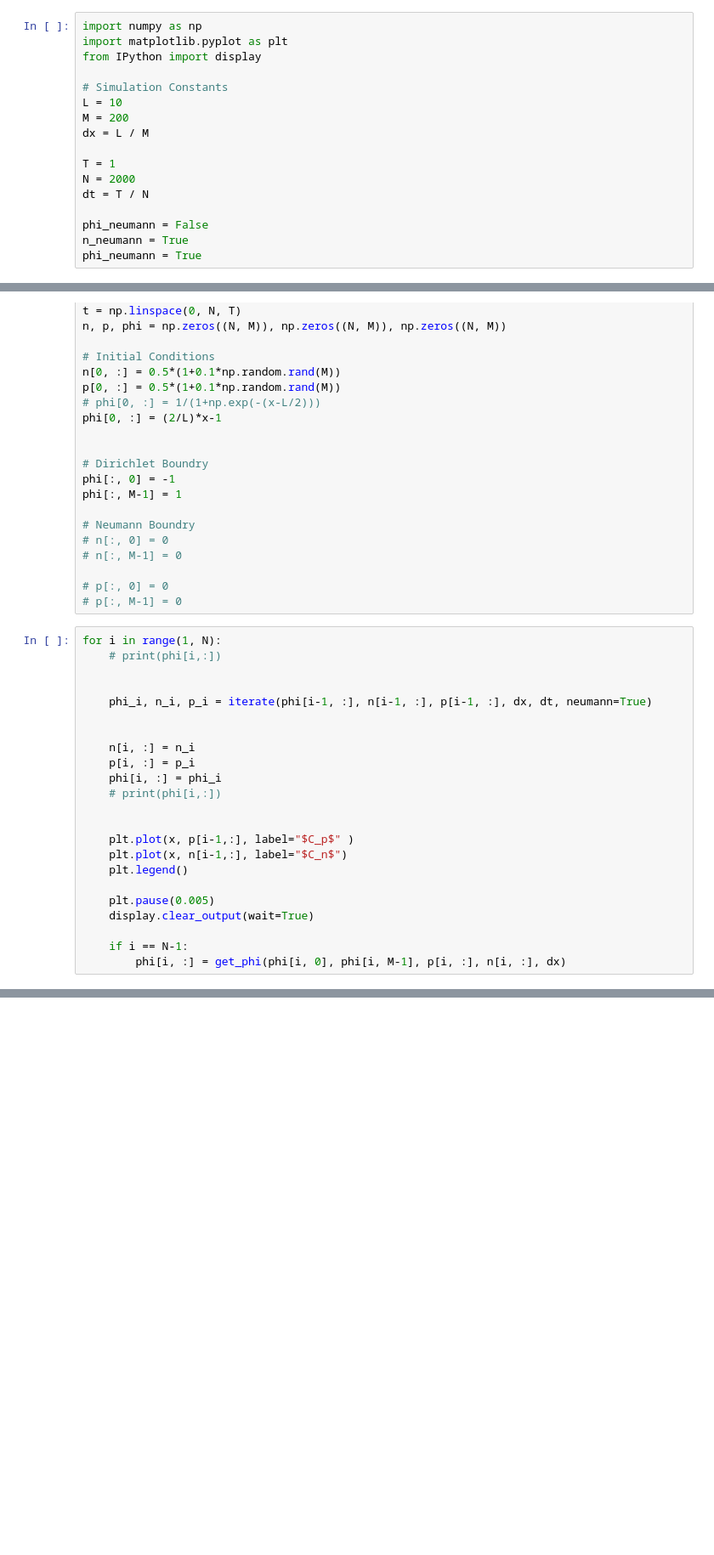
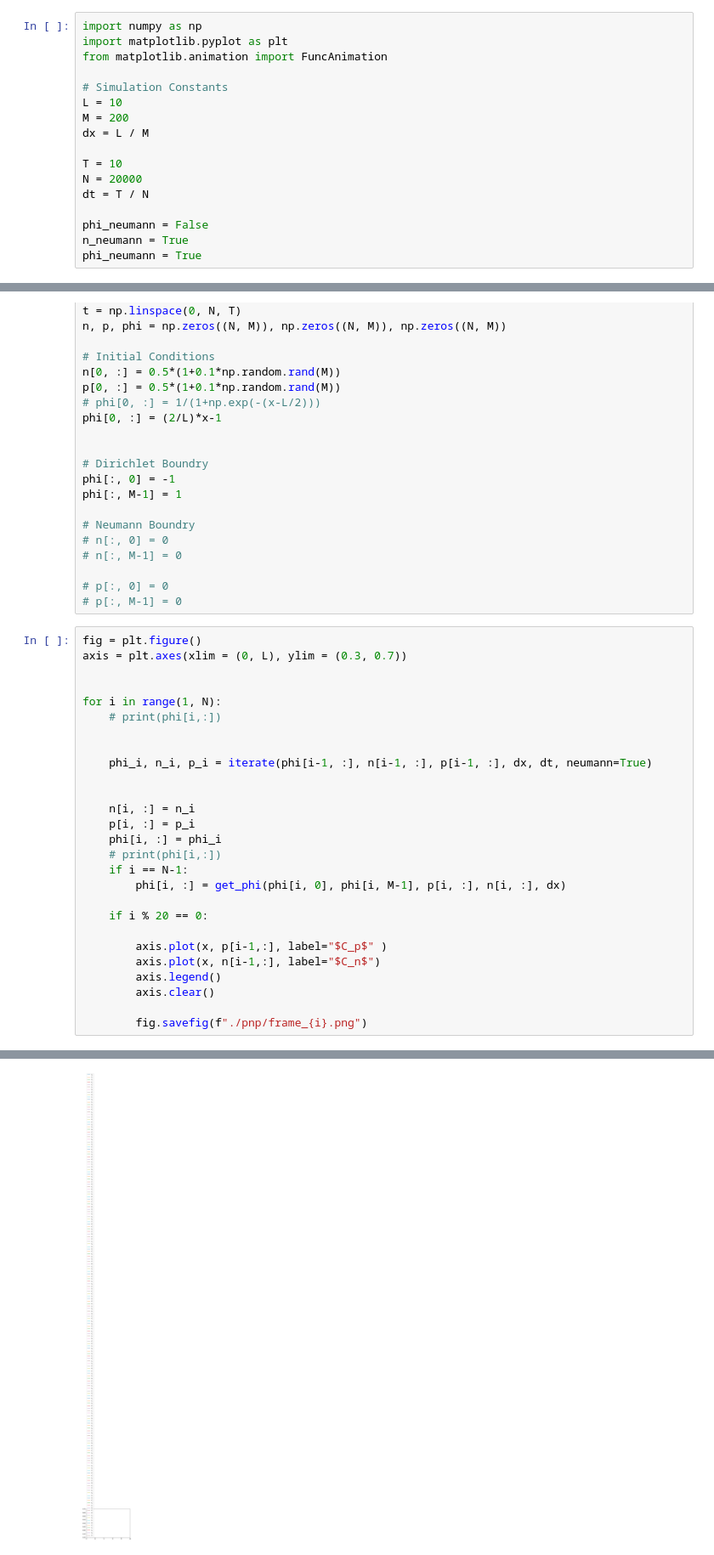
Before and after one commit to nadav7679/phase_field_Ni_batteries, a Jupyter notebook: pnp_finite_difference.ipynb, the cells around one changed output, grey strips where cells are left out. Shown at 85% size. Saved outputs shown, nothing was run; the diff lists cells and outputs as text; blank space fills up the shorter version.

Commit message:
added animation

```diff
--- a/pnp_finite_difference.ipynb
+++ b/pnp_finite_difference.ipynb
@@ -20,15 +20,15 @@ $$\phi(L_x) = 1, \phi(0) = -1$$
 # %%
 import numpy as np
 import matplotlib.pyplot as plt
-from IPython import display
+from matplotlib.animation import FuncAnimation
 
 # Simulation Constants
 L = 10
 M = 200
 dx = L / M
 
-T = 1
-N = 2000
+T = 10
+N = 20000
 dt = T / N
 
 phi_neumann = False
@@ -261,27 +261,32 @@ phi[:, M-1] = 1
 # p[:, 0] = 0
 # p[:, M-1] = 0
 # %%
+fig = plt.figure()
+axis = plt.axes(xlim = (0, L), ylim = (0.3, 0.7))
+
+
 for i in range(1, N):
     # print(phi[i,:])
 
 
     phi_i, n_i, p_i = iterate(phi[i-1, :], n[i-1, :], p[i-1, :], dx, dt, neumann=True)
 
 
     n[i, :] = n_i
     p[i, :] = p_i
     phi[i, :] = phi_i
     # print(phi[i,:])
-
-
-    plt.plot(x, p[i-1,:], label="$C_p$" )
-    plt.plot(x, n[i-1,:], label="$C_n$")
-    plt.legend()
-
-    plt.pause(0.005)
-    display.clear_output(wait=True)
-
     if i == N-1:
         phi[i, :] = get_phi(phi[i, 0], phi[i, M-1], p[i, :], n[i, :], dx)
+
+    if i % 20 == 0:
+
+        axis.plot(x, p[i-1,:], label="$C_p$" )
+        axis.plot(x, n[i-1,:], label="$C_n$")
+        axis.legend()
+        axis.clear()
+
+        fig.savefig(f"./pnp/frame_{i}.png")
 # %% [output]
 KeyboardInterrupt:
+[figure, added]
```
Also changed, not shown: parts of 2 cells of this notebook, 1 other file.
